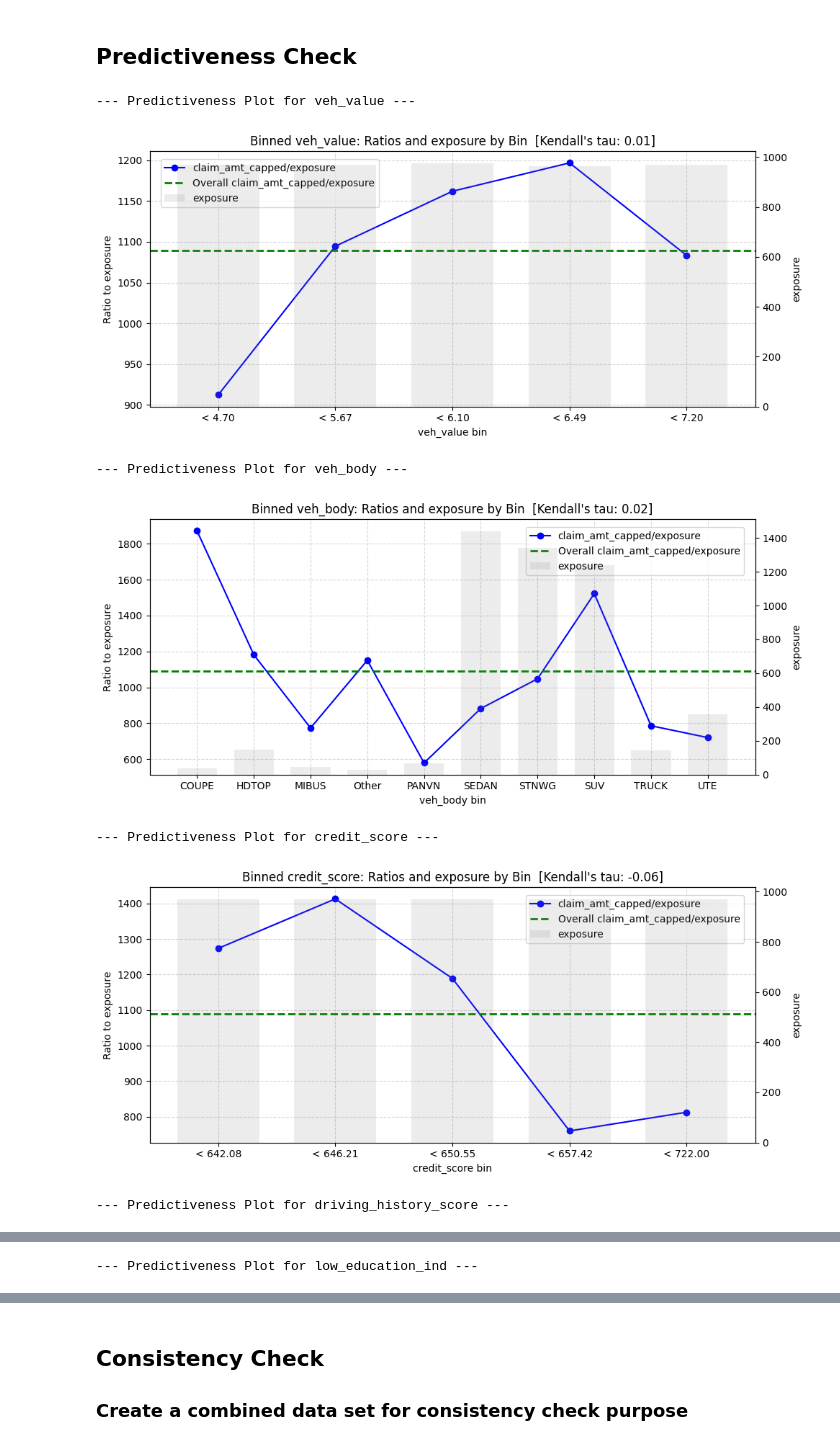
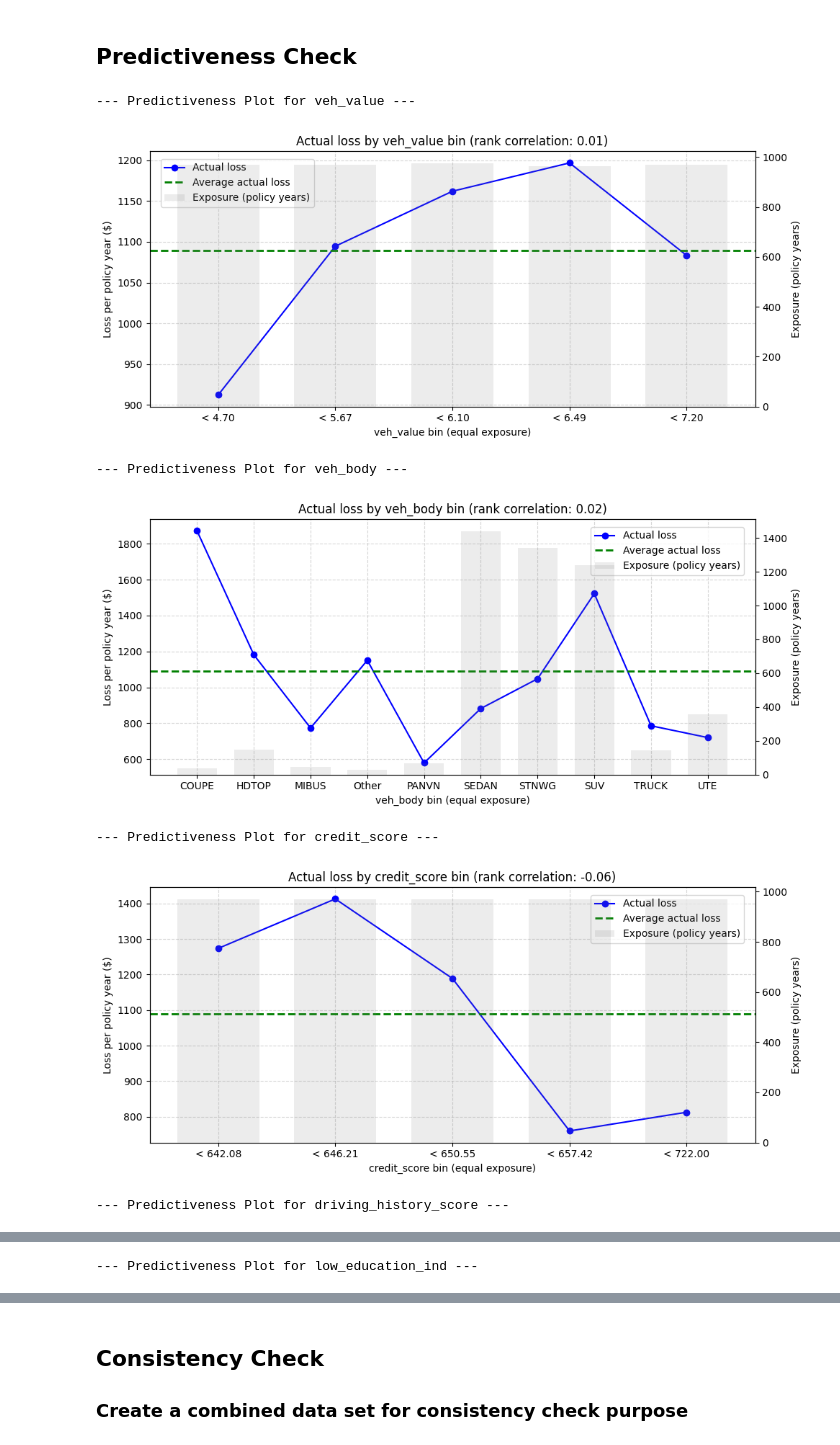
Before and after one commit to mengjin67/data_science_bootcamp_lecture_1, a Jupyter notebook: analysis_pipeline/2_data_exploration.ipynb, the cells around one changed output, grey strips where cells are left out. Saved outputs shown, nothing was run; the diff lists cells and outputs as text; code cells hidden in the pictures.

```diff
--- a/analysis_pipeline/2_data_exploration.ipynb
+++ b/analysis_pipeline/2_data_exploration.ipynb
@@ -248,32 +248,40 @@ show_vars = ['veh_value', 'veh_body', 'credit_score', 'driving_history_score', '
 # %%
 import sys
 sys.path.append(os.path.abspath(".."))
 from analysis_tool_chest.data_exploration import PredictivenessCheckList
 
 # Predictiveness of each predictor on capped claim amount (training sample)
 train_data = model_data.loc[model_data['sample'] == '1|bld']
 exp_var = 'exposure'
 var_1 = 'claim_amt_capped'
 var_2 = None
 nbins = 5
 
 # Create and run the PredictivenessCheckList
 pcl = PredictivenessCheckList(
     data=train_data,
     pred_var_lst=pred_lst,
     exp_var=exp_var,
     var_1=var_1,
     var_2=var_2,
     nbins=nbins
 )
 
 pcl.run_all()
-pcl.plot_all(show_vars=show_vars)
+# Text on the plots
+names = dict(
+    y='Loss per policy year ($)',
+    var_1='Actual loss',
+    overall='Average actual loss',
+    exp='Exposure (policy years)',
+    x='{pred_var} bin (equal exposure)',
+    title='Actual loss by {pred_var} bin{tau}')
+pcl.plot_all(show_vars=show_vars, names=names)
 # %% [output]
 --- Predictiveness Plot for veh_value ---
-[figure, old version]
+[figure, new version]
 --- Predictiveness Plot for veh_body ---
-[figure, old version]
+[figure, new version]
 --- Predictiveness Plot for credit_score ---
-[figure, old version]
+[figure, new version]
 --- Predictiveness Plot for driving_history_score ---
```
Also changed, not shown: parts of 1 cell of this notebook, 3 other files.
